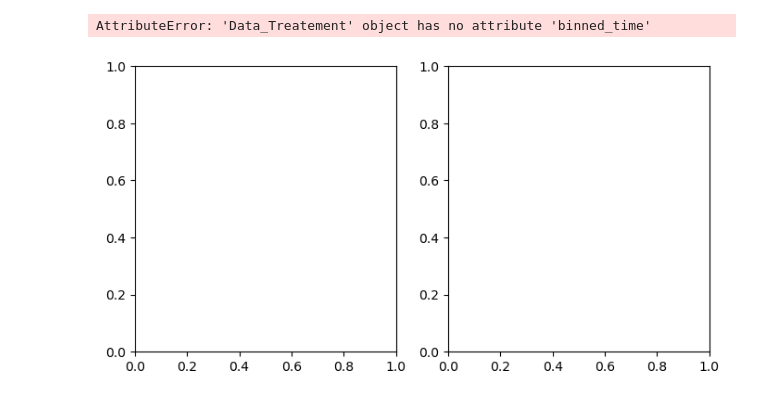
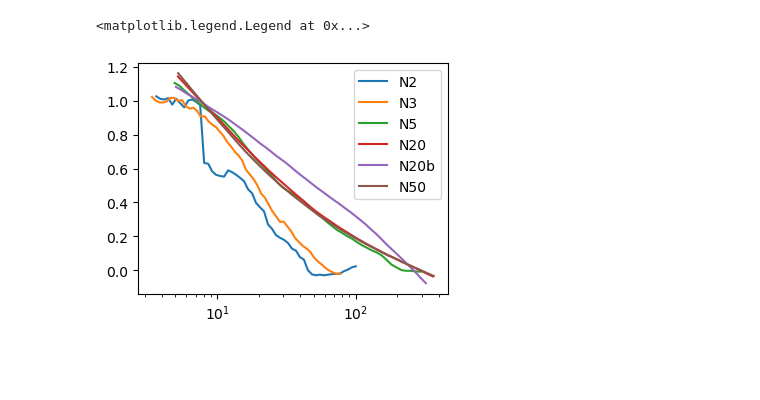
Before and after one commit to HugoLeRoy94/Analyze, a Jupyter notebook: equilibration_time/N_linker_analyze.ipynb, the cells around one changed output. Saved outputs shown, nothing was run; the diff lists cells and outputs as text; code cells hidden in the pictures; blank space fills up the shorter version.

```diff
--- a/equilibration_time/N_linker_analyze.ipynb
+++ b/equilibration_time/N_linker_analyze.ipynb
@@ -10,7 +10,8 @@ import data_1_in
 importlib.reload(data_1_in)
 from data_1_in import *
 # %%
-NAMEs = ['N2','N3','N5','N20','N50']#,'N3','N20','N50']#,'N2_LE4','N5_LE4','N15_L10E4','N50_LE4']
+NAMEs = ['N2','N3','N5','N20','N20b','N50']#,'N2_LE4','N5_LE4','N15_L10E4','N50_LE4']
+N = [2,3,5,20,20,50]
 # %%
 NRGs = list()
 for name in NAMEs:
@@ -120,19 +72,0 @@ ax.set_xscale('log')
-# %%
-for nrg,time in zip(NRGs[0].data[:100],NRGs[0].time[:100]):
-    #X,Y = curate_data(time,nrg,0,-1)
-    X,Y = time,nrg
-    plt.plot(X,Y,color='red',alpha=0.1)
-#X,Y = curate_data(NRGs[0].binned_time,NRGs[0].average_data,10,-10)
-XY = np.load(NAMEs[0]+'.npy')#NRGs[0].binned_time,NRGs[0].average_data
-plt.plot(XY[0],XY[1])
-#for nrg,time in zip(NRGs[3].data[:100],NRGs[3].time[:100]):
-#    #X,Y = curate_data(time,nrg,0,-1)
-#    X,Y = time,nrg + 50*15
-#    plt.plot(X,Y,color='black',alpha=0.1)
-#X,Y = curate_data(NRGs[3].binned_time,NRGs[3].average_data,10,-10)
-#X,Y = NRGs[3].binned_time,NRGs[3].average_data-np.mean(NRGs[3].average_data[-100:])
-#plt.plot(X,Y)
-#plt.ylim(-10,10)
-#plt.xlim(10**-1,10**4)
-plt.ylim(-2565,-2550)
-plt.xscale('log')
@@ -141,19 +73,14 @@ plt.xscale('log')
 # %%
-fig,ax = plt.subplots(ncols=2,figsize=(8,4))
-for n,NRG in enumerate(NRGs):
+fig,ax = plt.subplots(ncols=1,figsize=(4,3))
+i = 4
+for n,NRG in enumerate(NRGs):#[i:i+1]):
     #ax[0].plot(NRG.binned_time,NRG.average_data/NRG.attributes['ell_tot'],label=NAMEs[n])
-    X,Y = curate_data(NRG.binned_time,NRG.average_data,10,-20,window_size=20)
-    #X,Y = NRG.binned_time,NRG.average_data
-    if NRG.attributes['ell_tot']==10**3:
-        i=0
-    else:
-        i=1
-    ax[i].plot(X,Y,label=NAMEs[n])
-ax[0].set_xscale('log')
-ax[0].set_ylim(-0.1,1.1)
-ax[1].set_xscale('log')
-ax[1].set_ylim(-0.1,1.1)
-ax[0].legend()
+    #X,Y =NRG.binned_time,NRG.average_data
+    X,Y = NRG.curate_data(10,-20,window_size=20)
+    ax.plot(X,Y,label=NAMEs[n])
+ax.set_xscale('log')
+#ax.set_ylim(-0.1,1.1)
+ax.legend()
 # %% [output]
-AttributeError: 'Data_Treatement' object has no attribute 'binned_time'
+<matplotlib.legend.Legend at 0x...>
-[figure, old version]
+[figure, new version]
```
Also changed, not shown: parts of 9 cells of this notebook, 8 other files.
